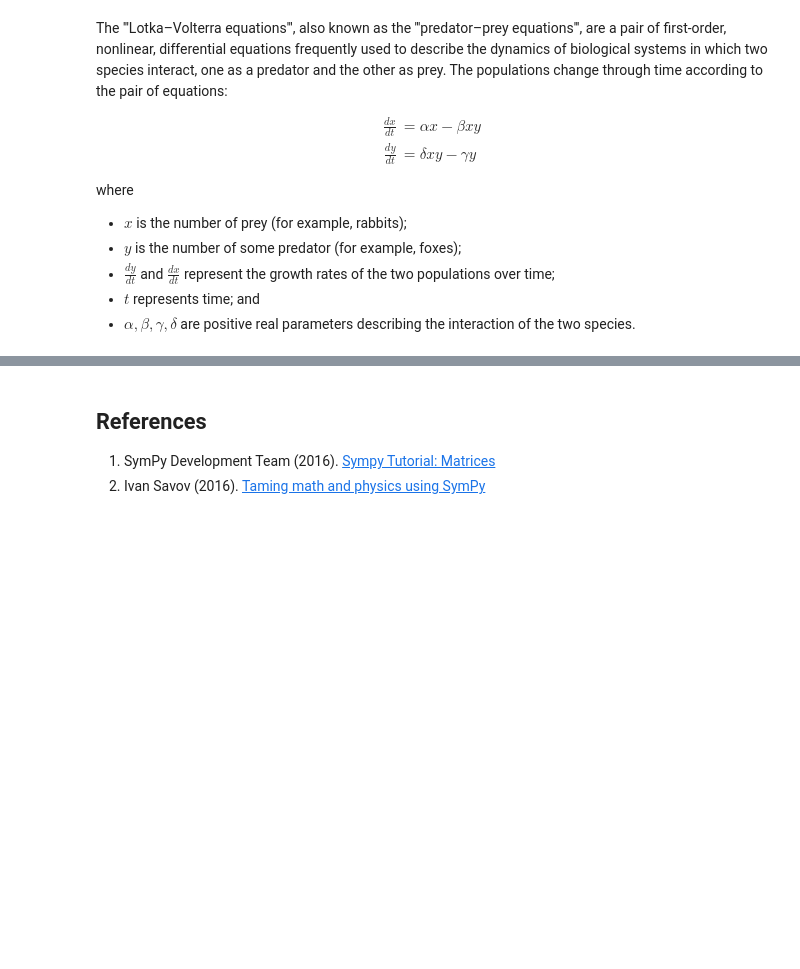
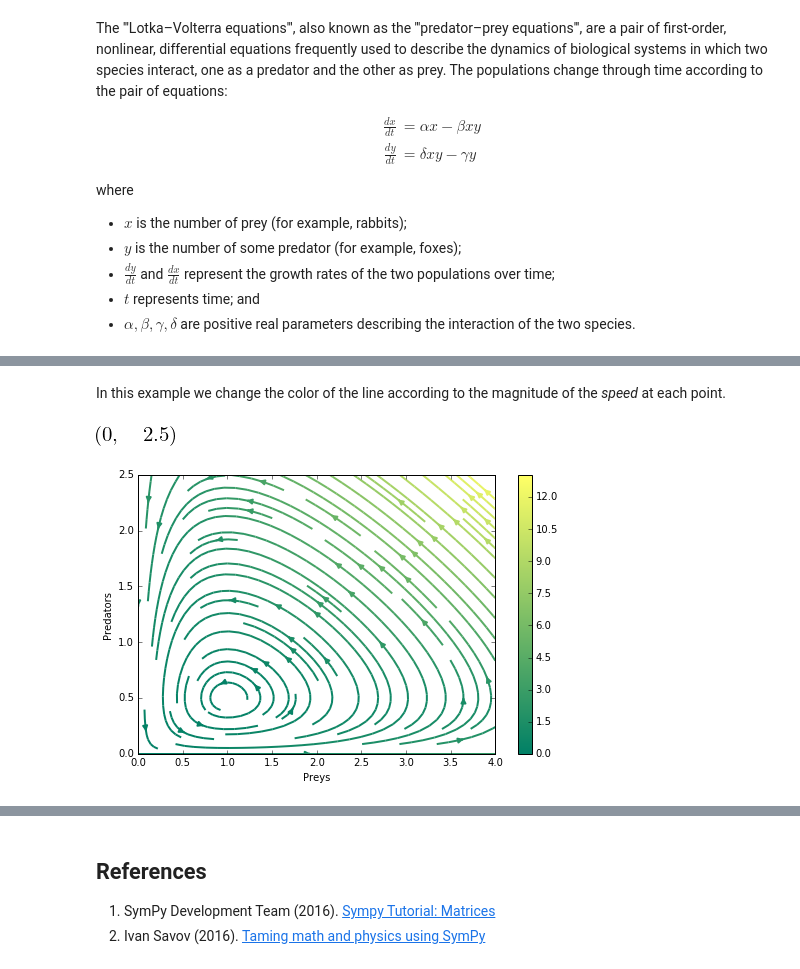
Before and after one commit to nicoguaro/AdvancedMath, a Jupyter notebook: Notebooks/ODE.ipynb, the cells around one changed output, grey strips where cells are left out. Saved outputs shown, nothing was run; the diff lists cells and outputs as text; code cells hidden in the pictures; blank space fills up the shorter version.

```diff
--- a/Notebooks/ODE.ipynb
+++ b/Notebooks/ODE.ipynb
@@ -138,0 +145,14 @@ plt.show()
+# %% [markdown]
+In this example we change the color of the line according to the magnitude of the
+_speed_ at each point.
+# %%
+fig1 = plt.figure(figsize=(8,5))
+strm = plt.streamplot(x, y, dxdt, dydt, color=speed, linewidth=2, cmap="summer")
+plt.colorbar(strm.lines)
+plt.xlabel("Preys")
+plt.ylabel("Predators")
+plt.xlim(0,4)
+plt.ylim(0,2.5)
+# %% [output]
+[figure, added]
+[figure, added]
```
Also changed, not shown: parts of 13 cells of this notebook, 5 other files.
